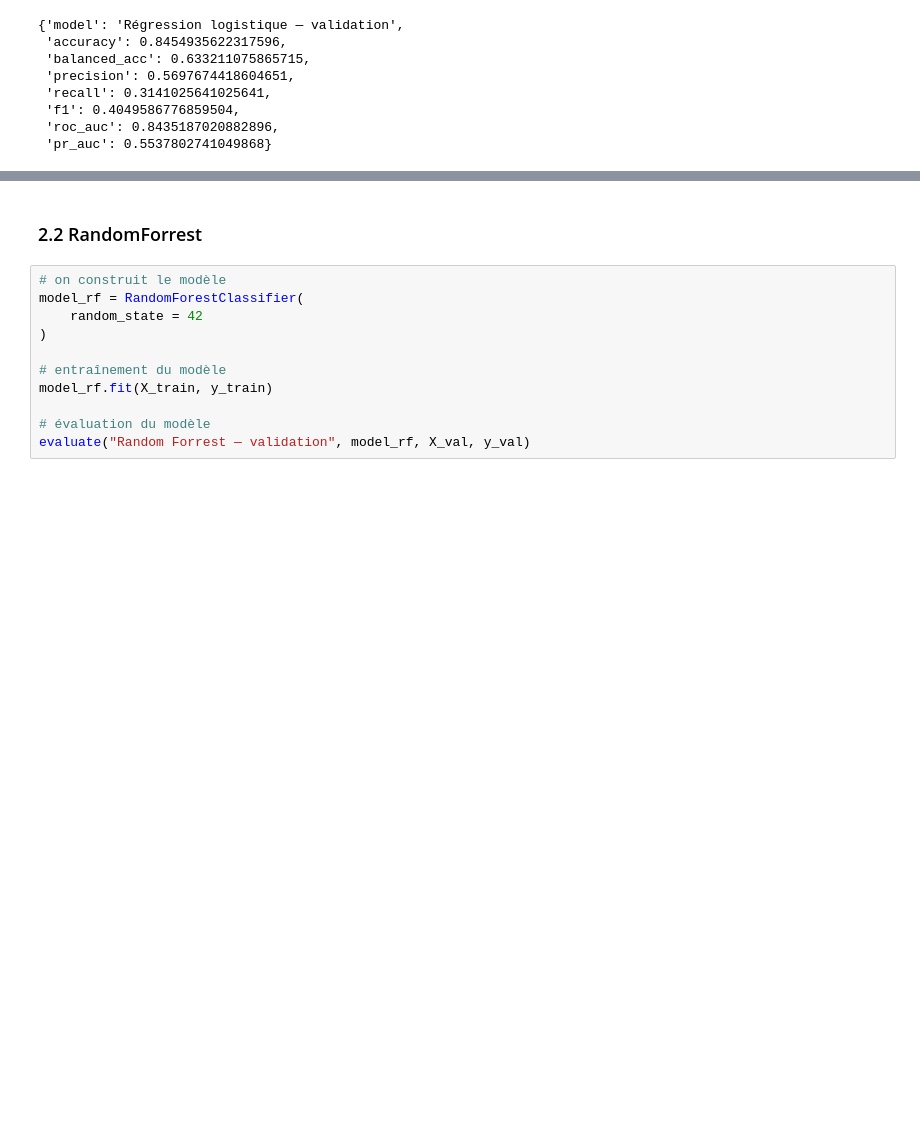
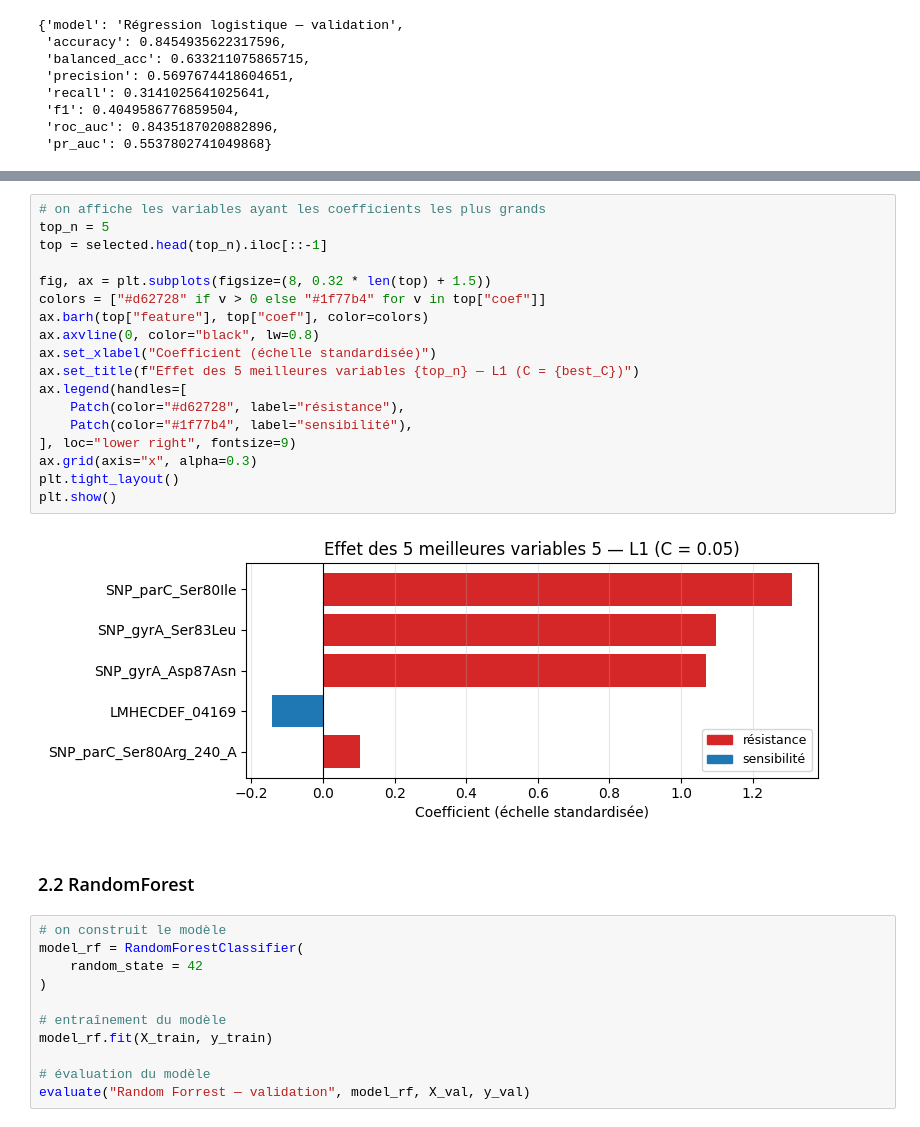
Before and after one commit to HinBenjamin/Projet_ML_and_DL, a Jupyter notebook: notebooks/exploration_benjamin.ipynb, the cells around one changed output, grey strips where cells are left out. Cells and saved outputs as stored; diff of their text form; blank space fills up the shorter version.

```diff
--- a/notebooks/exploration_benjamin.ipynb
+++ b/notebooks/exploration_benjamin.ipynb
@@ -147,5 +356,25 @@ Observé 1       107        49
+# %%
+# on affiche les variables ayant les coefficients les plus grands
+top_n = 5
+top = selected.head(top_n).iloc[::-1]
+
+fig, ax = plt.subplots(figsize=(8, 0.32 * len(top) + 1.5))
+colors = ["#d62728" if v > 0 else "#1f77b4" for v in top["coef"]]
+ax.barh(top["feature"], top["coef"], color=colors)
+ax.axvline(0, color="black", lw=0.8)
+ax.set_xlabel("Coefficient (échelle standardisée)")
+ax.set_title(f"Effet des 5 meilleures variables {top_n} — L1 (C = {best_C})")
+ax.legend(handles=[
+    Patch(color="#d62728", label="résistance"),
+    Patch(color="#1f77b4", label="sensibilité"),
+], loc="lower right", fontsize=9)
+ax.grid(axis="x", alpha=0.3)
+plt.tight_layout()
+plt.show()
+# %% [output]
+[figure, added]
 # %% [markdown]
-### 2.2 RandomForrest
+### 2.2 RandomForest
 # %%
 # on construit le modèle
 model_rf = RandomForestClassifier(
```
Also changed, not shown: parts of 13 cells of this notebook, 19 other files.
